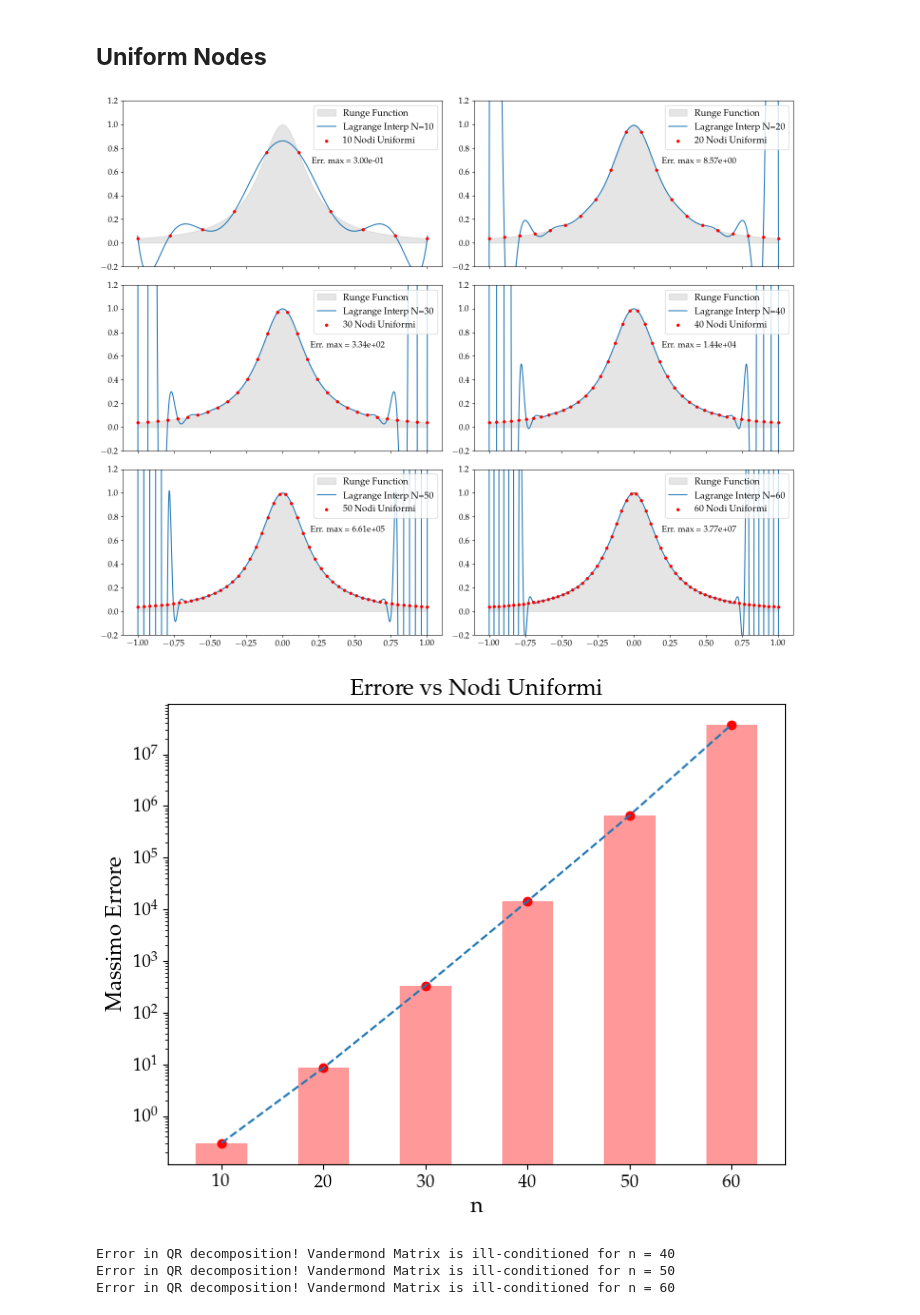
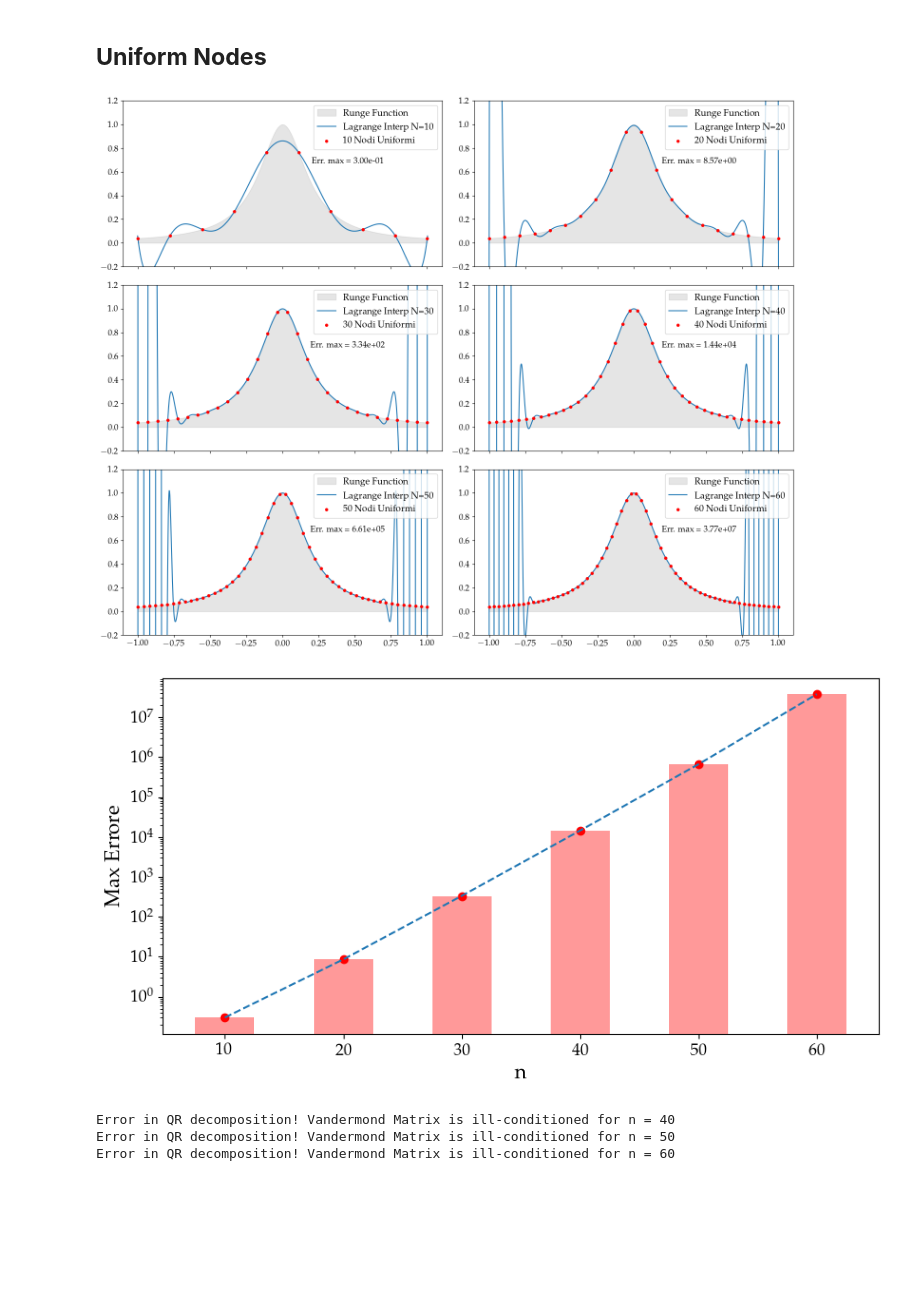
Before and after one commit to mvolpato-unimib/Lab_comp, a Jupyter notebook: ex9/chebynov.ipynb, the cells around one changed output. Drawn from its saved outputs; the diff is of its cells as text; code cells hidden in the pictures; blank space fills up the shorter version.

```diff
--- a/ex9/chebynov.ipynb
+++ b/ex9/chebynov.ipynb
@@ -62,37 +47,37 @@ fig, ax = plt.subplots(3, 2, figsize=(15, 12), sharex=True)
 ax = ax.flatten()
 
 for n, ele in enumerate(x_ls):
     f = Runge_fun(ele)
     x_int, y_int = lagrange_int(ele, f)
     y_fine = Runge_fun(x_int)
     err_max = np.max(np.abs(y_int - y_fine))
     errs.append(err_max)
     ax[n].fill_between(x_int, y_fine, color='gray', alpha=0.2, label=r'Runge Function')
     ax[n].plot(x_int, y_int, label=f'Lagrange Interp N={len(ele)}')
     ax[n].scatter(ele, f, s=15, color='red', zorder=3, label=f'{len(ele)} Nodi Uniformi')
 
     ax[n].set_ylim(-0.2, 1.2)
     ax[n].text(0.45, 0.67, rf"Err. max = {err_max:.2e}", fontsize=13, color='black', fontweight='bold', ha='center')
     ax[n].legend()
 
 plt.tight_layout()
 plt.savefig('plots/lagr_unif.png')
 plt.show()
 
-
+plt.figure(figsize=(10, 5))
 plt.plot(np.arange(10, 70, step=10), errs, ls='--')
 plt.bar(np.arange(10, 70, step=10), errs, width=5, color='red', alpha=0.4)
 plt.scatter(np.arange(10, 70, step=10), errs, color='red')
 plt.yscale('log')
 plt.xlabel(r'n')
-plt.ylabel('Massimo Errore')
-plt.title('Errore vs Nodi Uniformi')
+plt.ylabel('Max Errore')
+# plt.title('Errore vs Nodi Uniformi')
 
 plt.savefig('plots/unif_err.png')
 plt.show()
 # %% [output]
 [figure]
-[figure, old version]
+[figure, new version]
 # %%
 def Direct_mth(xarr, yarr, N_points=1000):
     ls = []
```
Also changed, not shown: parts of 2 cells of this notebook, 11 other files.
